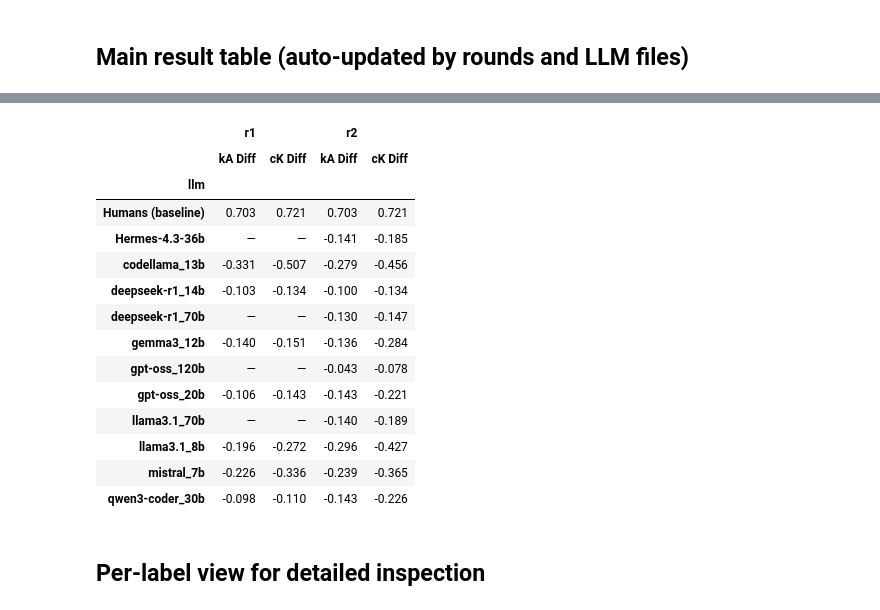
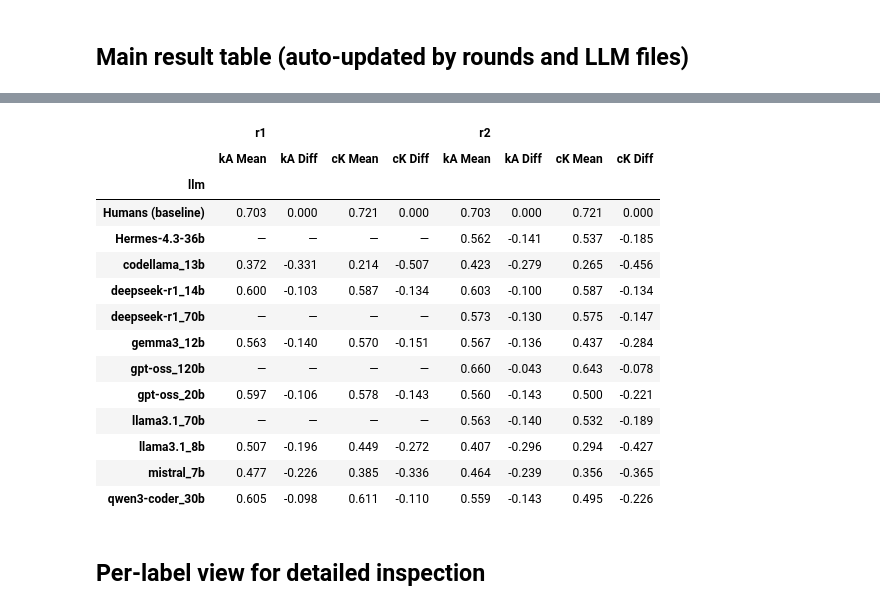
Before and after one commit to Maes95/llm-commit-classification, a Jupyter notebook: analysis/disagreement_analysis.ipynb, the cells around one changed output, grey strips where cells are left out. Saved outputs shown, nothing was run; the diff lists cells and outputs as text; code cells hidden in the pictures.

Commit message:
Improve visualization on tables

```diff
--- a/analysis/disagreement_analysis.ipynb
+++ b/analysis/disagreement_analysis.ipynb
@@ -309,7 +311,9 @@ for round_name, model_files in llm_files_by_round.items():
         hC = subset_by_commits(human_data["C"], commit_set)
         lM = subset_by_commits(llm_df, commit_set)
 
+        label_ka_llm_mean = {}
         label_ka_diff = {}
+        label_kc_llm_mean = {}
         label_kc_diff = {}
 
         for label in LABELS:
@@ -338,14 +342,18 @@ for round_name, model_files in llm_files_by_round.items():
 
             kc_diff = kc_llm_mean - kc_humans_mean
 
+            label_ka_llm_mean[label] = ka_llm_mix_mean
             label_ka_diff[label] = ka_diff
+            label_kc_llm_mean[label] = kc_llm_mean
             label_kc_diff[label] = kc_diff
 
             long_rows.append({
                 "round": round_name,
                 "llm": model_name,
                 "label": label,
+                "ka_llm_mean": ka_llm_mix_mean,
                 "ka_diff": ka_diff,
+                "kc_llm_mean": kc_llm_mean,
                 "kc_diff": kc_diff,
                 "n_commits": len(commit_set),
             })
@@ -354,9 +362,13 @@ for round_name, model_files in llm_files_by_round.items():
             "round": round_name,
             "llm": model_name,
             "n_commits": len(commit_set),
+            "ka_llm_mean_overall": float(np.nanmean([label_ka_llm_mean[x] for x in LABELS])),
             "ka_diff_overall": float(np.nanmean([label_ka_diff[x] for x in LABELS])),
+            "kc_llm_mean_overall": float(np.nanmean([label_kc_llm_mean[x] for x in LABELS])),
             "kc_diff_overall": float(np.nanmean([label_kc_diff[x] for x in LABELS])),
+            **{f"ka_llm_mean_{k}": v for k, v in label_ka_llm_mean.items()},
             **{f"ka_diff_{k}": v for k, v in label_ka_diff.items()},
+            **{f"kc_llm_mean_{k}": v for k, v in label_kc_llm_mean.items()},
             **{f"kc_diff_{k}": v for k, v in label_kc_diff.items()},
         })
 
@@ -379,30 +391,50 @@ Computed metrics for 18 LLM entries across 2 rounds
 if results_df.empty:
     raise ValueError("No comparable LLM/human rows found. Check file paths and commit overlap.")
 
-# ── LLM differences table ─────────────────────────────────────────────────
+# ── LLM summary table ──────────────────────────────────────────────────────
 main_table = (
     results_df
     .pivot_table(
         index="llm",
         columns="round",
-        values=["ka_diff_overall", "kc_diff_overall"],
+        values=["ka_llm_mean_overall", "ka_diff_overall", "kc_llm_mean_overall", "kc_diff_overall"],
         aggfunc="first"
     )
 )
 main_table = main_table.swaplevel(0, 1, axis=1).sort_index(axis=1, level=0)
 main_table.columns = pd.MultiIndex.from_tuples([
-    (rnd, "kA Diff" if metric == "ka_diff_overall" else "cK Diff")
+    (
+        rnd,
+        "kA" if metric in ["ka_llm_mean_overall", "ka_diff_overall"] else "cK",
+        "Mean" if metric in ["ka_llm_mean_overall", "kc_llm_mean_overall"] else "Diff",
+    )
     for rnd, metric in main_table.columns
 ])
-main_table = main_table.sort_index().round(3)
 
-# ── Baseline row (absolute values, same for every round) ──────────────────
-ka_base_overall  = float(baseline_df.loc["overall", "kA (A,B,C)"])
-ck_base_overall  = float(baseline_df.loc["overall", "cK mean"])
+# Ensure order inside each round: kA(Mean,Diff), cK(Mean,Diff)
+ordered_columns = []
+for rnd in sorted(main_table.columns.get_level_values(0).unique()):
+    for metric in ["kA", "cK"]:
+        for value_col in ["Mean", "Diff"]:
+            col = (rnd, metric, value_col)
+            if col in main_table.columns:
+                ordered_columns.append(col)
+main_table = main_table[ordered_columns].sort_index().round(3)
 
+# ── Baseline row ───────────────────────────────────────────────────────────
+ka_base_overall = float(baseline_df.loc["overall", "kA (A,B,C)"])
+ck_base_overall = float(baseline_df.loc["overall", "cK mean"])
+baseline_values = {}
+for col in main_table.columns:
+    _, metric, value_col = col
+    if metric == "kA" and value_col == "Mean":
+        baseline_values[col] = ka_base_overall
+    elif metric == "cK" and value_col == "Mean":
+        baseline_values[col] = ck_base_overall
+    else:
+        baseline_values[col] = 0.0
 baseline_row = pd.DataFrame(
-    {col: (ka_base_overall if col[1] == "kA Diff" else ck_base_overall)
-     for col in main_table.columns},
+    baseline_values,
     index=pd.Index(["Humans (baseline)"], name="llm"),
 )
 baseline_row.columns = main_table.columns
@@ -413,10 +445,11 @@ combined = pd.concat([baseline_row, main_table])
 # Style: highlight the baseline row
 def highlight_baseline(row):
     if row.name == "Humans (baseline)":
-        return ["background-color: #d9ead3; font-weight: bold"] * len(row)+1
+        return ["background-color: #d9ead3; font-weight: bold"] * len(row)
     return [""] * len(row)
 
-print("Note: 'Humans (baseline)' row shows absolute kA / cK values for (A, B, C).")
-print("All other rows show the DIFFERENCE relative to that baseline.\n")
+print("Note: each round shows metric columns kA and cK, each split into Mean and Diff.")
+print("For LLM rows, Diff = Mean(LLM replacement or human-LLM pairs) - human baseline.")
+print("For 'Humans (baseline)', Mean shows absolute baseline and Diff is 0.\n")
 combined.style.apply(highlight_baseline, axis=1).format("{:.3f}", na_rep="—")
 # %% [output]
@@ -425,18 +459,18 @@ All other rows show the DIFFERENCE relative to that baseline.
-|  | r1 |  | r2 |  |
-|  | kA Diff | cK Diff | kA Diff | cK Diff |
-| llm |  |  |  |  |
-| Humans (baseline) | 0.703 | 0.721 | 0.703 | 0.721 |
-| Hermes-4.3-36b | — | — | -0.141 | -0.185 |
-| codellama_13b | -0.331 | -0.507 | -0.279 | -0.456 |
-| deepseek-r1_14b | -0.103 | -0.134 | -0.100 | -0.134 |
-| deepseek-r1_70b | — | — | -0.130 | -0.147 |
-| gemma3_12b | -0.140 | -0.151 | -0.136 | -0.284 |
-| gpt-oss_120b | — | — | -0.043 | -0.078 |
-| gpt-oss_20b | -0.106 | -0.143 | -0.143 | -0.221 |
-| llama3.1_70b | — | — | -0.140 | -0.189 |
-| llama3.1_8b | -0.196 | -0.272 | -0.296 | -0.427 |
-| mistral_7b | -0.226 | -0.336 | -0.239 | -0.365 |
-| qwen3-coder_30b | -0.098 | -0.110 | -0.143 | -0.226 |
+|  | r1 |  |  |  | r2 |  |  |  |
+|  | kA Mean | kA Diff | cK Mean | cK Diff | kA Mean | kA Diff | cK Mean | cK Diff |
+| llm |  |  |  |  |  |  |  |  |
+| Humans (baseline) | 0.703 | 0.000 | 0.721 | 0.000 | 0.703 | 0.000 | 0.721 | 0.000 |
+| Hermes-4.3-36b | — | — | — | — | 0.562 | -0.141 | 0.537 | -0.185 |
+| codellama_13b | 0.372 | -0.331 | 0.214 | -0.507 | 0.423 | -0.279 | 0.265 | -0.456 |
+| deepseek-r1_14b | 0.600 | -0.103 | 0.587 | -0.134 | 0.603 | -0.100 | 0.587 | -0.134 |
+| deepseek-r1_70b | — | — | — | — | 0.573 | -0.130 | 0.575 | -0.147 |
+| gemma3_12b | 0.563 | -0.140 | 0.570 | -0.151 | 0.567 | -0.136 | 0.437 | -0.284 |
+| gpt-oss_120b | — | — | — | — | 0.660 | -0.043 | 0.643 | -0.078 |
+| gpt-oss_20b | 0.597 | -0.106 | 0.578 | -0.143 | 0.560 | -0.143 | 0.500 | -0.221 |
+| llama3.1_70b | — | — | — | — | 0.563 | -0.140 | 0.532 | -0.189 |
+| llama3.1_8b | 0.507 | -0.196 | 0.449 | -0.272 | 0.407 | -0.296 | 0.294 | -0.427 |
+| mistral_7b | 0.477 | -0.226 | 0.385 | -0.336 | 0.464 | -0.239 | 0.356 | -0.365 |
+| qwen3-coder_30b | 0.605 | -0.098 | 0.611 | -0.110 | 0.559 | -0.143 | 0.495 | -0.226 |
 # %% [markdown]
 ## Per-label view for detailed inspection
 # %%
```
Also changed, not shown: parts of 4 cells of this notebook.
